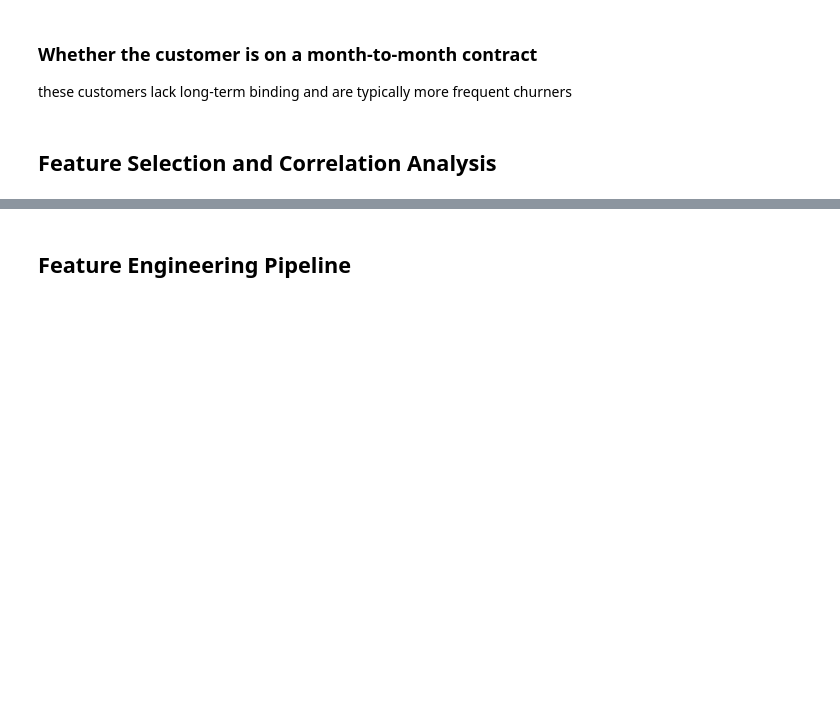
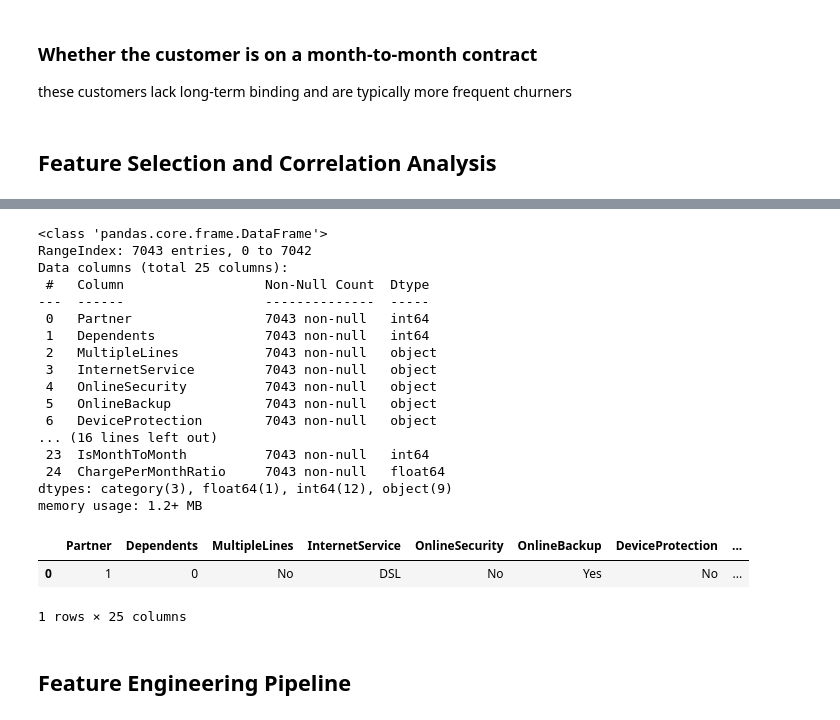
Before and after one commit to mewpunyapat/customer-churn-prediction, a Jupyter notebook: notebooks/feature_engineering.ipynb, the cells around one changed output, grey strips where cells are left out. Drawn from its saved outputs; the diff is of its cells as text; code cells hidden in the pictures; blank space fills up the shorter version.

```diff
--- a/notebooks/feature_engineering.ipynb
+++ b/notebooks/feature_engineering.ipynb
@@ -187,2 +177,30 @@ Senior_Contract
+# %%
+data.drop(columns=['TotalCharges', 'MonthlyCharges', 'tenure', 'SeniorCitizen', 'PaymentMethod', 'PhoneService', 'gender'], inplace=True)
+# %%
+data.info()
+data.head(1)
+# obj_cols = data.select_dtypes(include='object').columns
+# cat_cols = data.select_dtypes(include='category').columns
+# %% [output]
+<class 'pandas.core.frame.DataFrame'>
+RangeIndex: 7043 entries, 0 to 7042
+Data columns (total 25 columns):
+ #   Column                  Non-Null Count  Dtype
+---  ------                  --------------  -----
+ 0   Partner                 7043 non-null   int64
+ 1   Dependents              7043 non-null   int64
+ 2   MultipleLines           7043 non-null   object
+ 3   InternetService         7043 non-null   object
+ 4   OnlineSecurity          7043 non-null   object
+ 5   OnlineBackup            7043 non-null   object
+ 6   DeviceProtection        7043 non-null   object
+... (16 lines left out)
+ 23  IsMonthToMonth          7043 non-null   int64
+ 24  ChargePerMonthRatio     7043 non-null   float64
+dtypes: category(3), float64(1), int64(12), object(9)
+memory usage: 1.2+ MB
+|  | Partner | Dependents | MultipleLines | InternetService | OnlineSecurity | OnlineBackup | DeviceProtection | ... |
+| 0 | 1 | 0 | No | DSL | No | Yes | No | ... |
+1 rows × 25 columns
 # %% [markdown]
 ## Feature Engineering Pipeline
```
Also changed, not shown: parts of 8 cells of this notebook, 3 other files.
